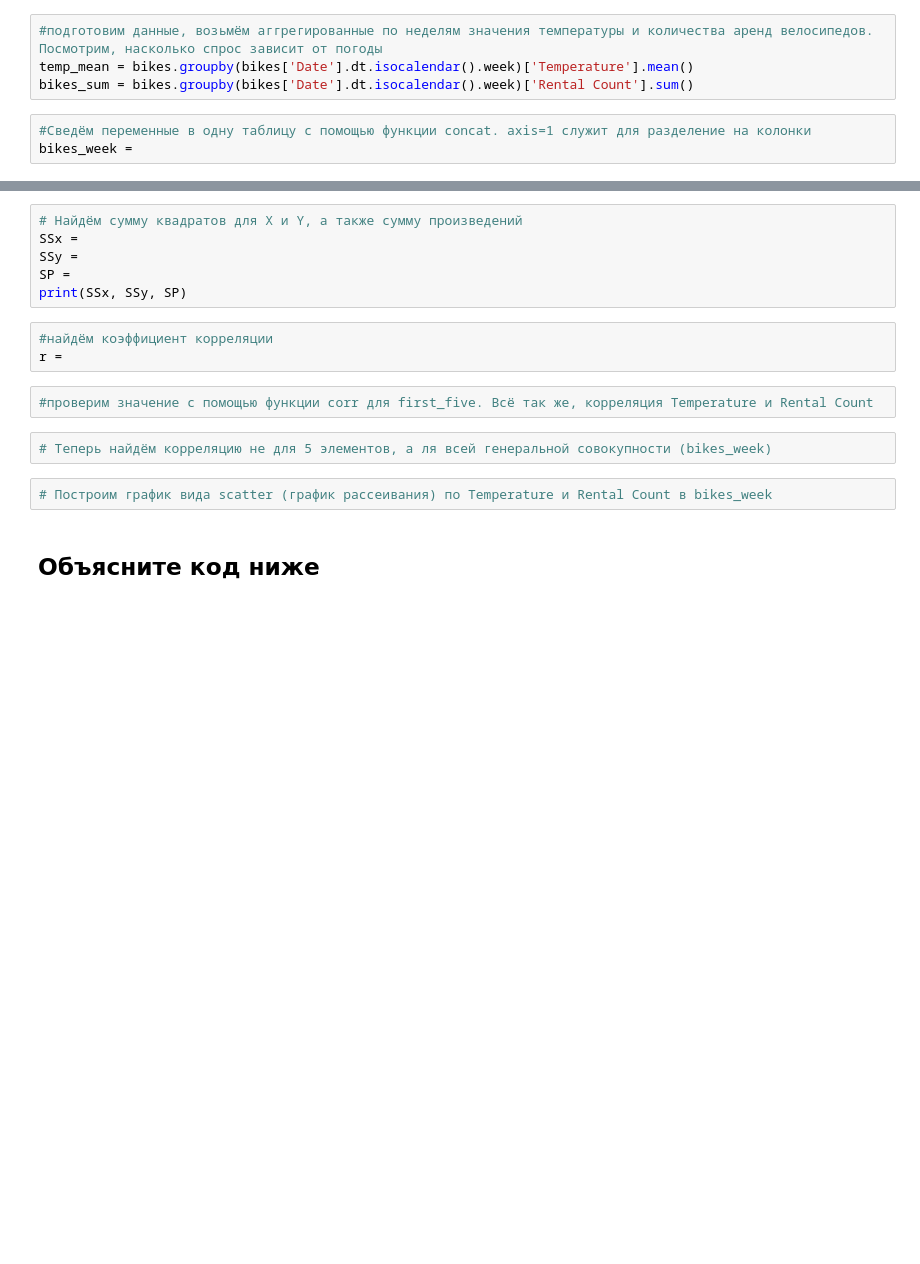
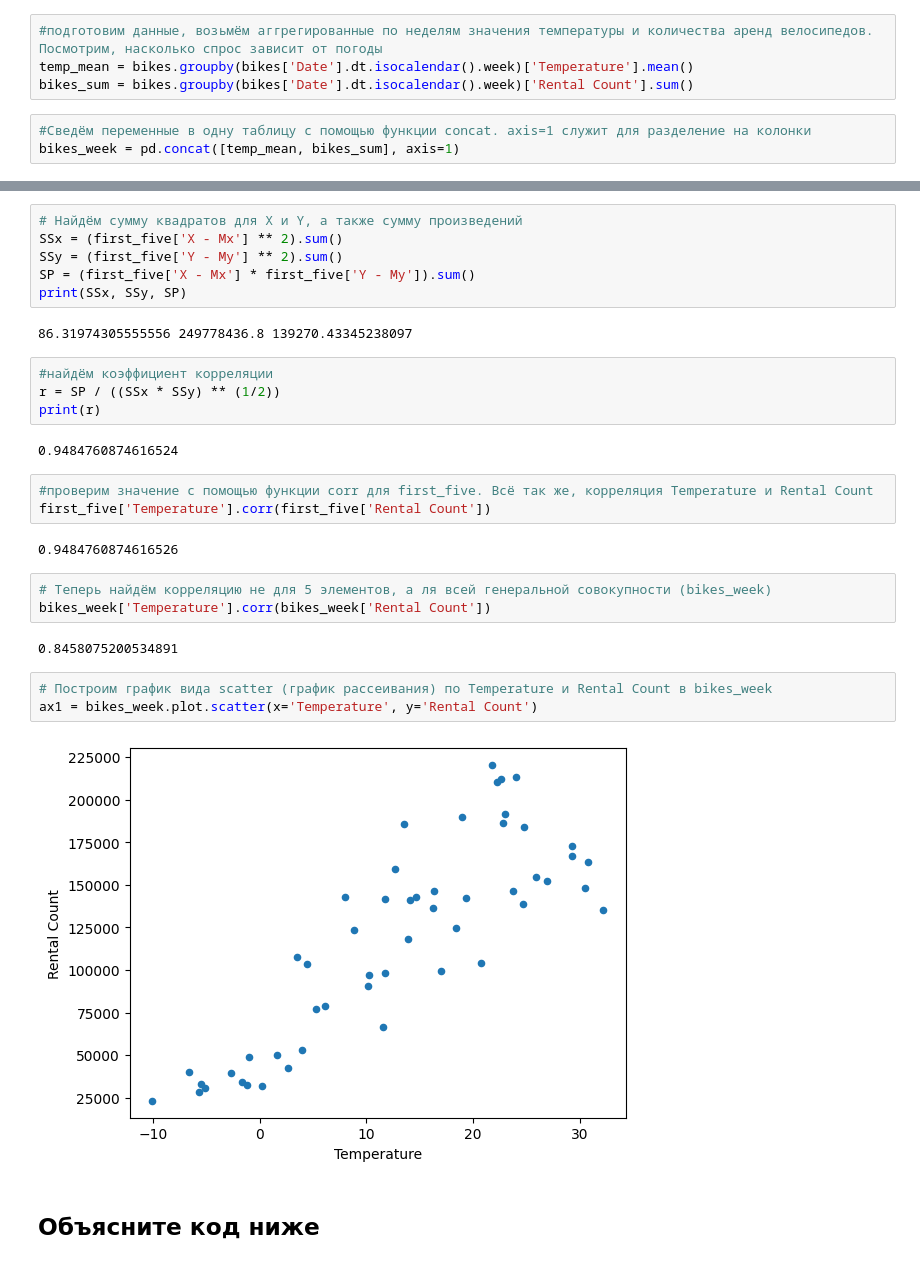
Before and after one commit to mosevaa/data_mining, a Jupyter notebook: lab2/Lab2.ipynb, the cells around one changed output, grey strips where cells are left out. Drawn from its saved outputs; the diff is of its cells as text; blank space fills up the shorter version.

```diff
--- a/lab2/Lab2.ipynb
+++ b/lab2/Lab2.ipynb
@@ -234,6 +549,6 @@ temp_mean = bikes.groupby(bikes['Date'].dt.isocalendar().week)['Temperature'].me
 bikes_sum = bikes.groupby(bikes['Date'].dt.isocalendar().week)['Rental Count'].sum()
 # %%
 #Сведём переменные в одну таблицу с помощью функции concat. axis=1 служит для разделение на колонки
-bikes_week =
+bikes_week = pd.concat([temp_mean, bikes_sum], axis=1)
 # %%
 #Возьмём 5 первых значений датафрейма с помощью функции iloc
@@ -247,18 +571,32 @@ first_five['Y - My'] =
 # %%
 # Найдём сумму квадратов для X и Y, а также сумму произведений
-SSx =
-SSy =
-SP =
+SSx = (first_five['X - Mx'] ** 2).sum()
+SSy = (first_five['Y - My'] ** 2).sum()
+SP = (first_five['X - Mx'] * first_five['Y - My']).sum()
 print(SSx, SSy, SP)
+# %% [output]
+86.31974305555556 249778436.8 139270.43345238097
 # %%
 #найдём коэффициент корреляции
-r =
+r = SP / ((SSx * SSy) ** (1/2))
+print(r)
+# %% [output]
+0.9484760874616524
 # %%
 #проверим значение с помощью функции corr для first_five. Всё так же, корреляция Temperature и Rental Count
+first_five['Temperature'].corr(first_five['Rental Count'])
+# %% [output]
+0.9484760874616526
 # %%
 # Теперь найдём корреляцию не для 5 элементов, а ля всей генеральной совокупности (bikes_week)
+bikes_week['Temperature'].corr(bikes_week['Rental Count'])
+# %% [output]
+0.8458075200534891
 # %%
 # Построим график вида scatter (график рассеивания) по Temperature и Rental Count в bikes_week
+ax1 = bikes_week.plot.scatter(x='Temperature', y='Rental Count')
+# %% [output]
+[figure, added]
 # %% [markdown]
 ## Объясните код ниже
 # %%
```
Also changed, not shown: parts of 57 cells of this notebook, 3 other files.
